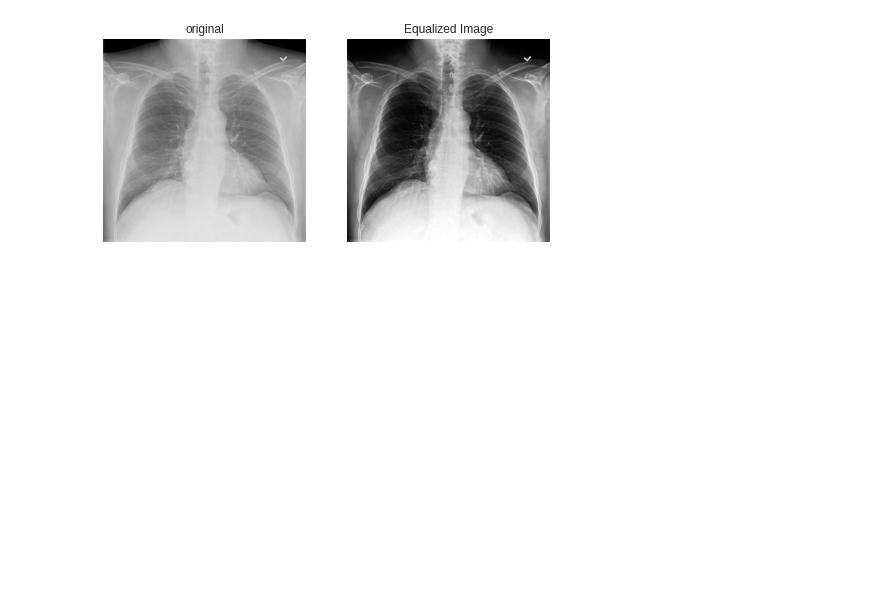
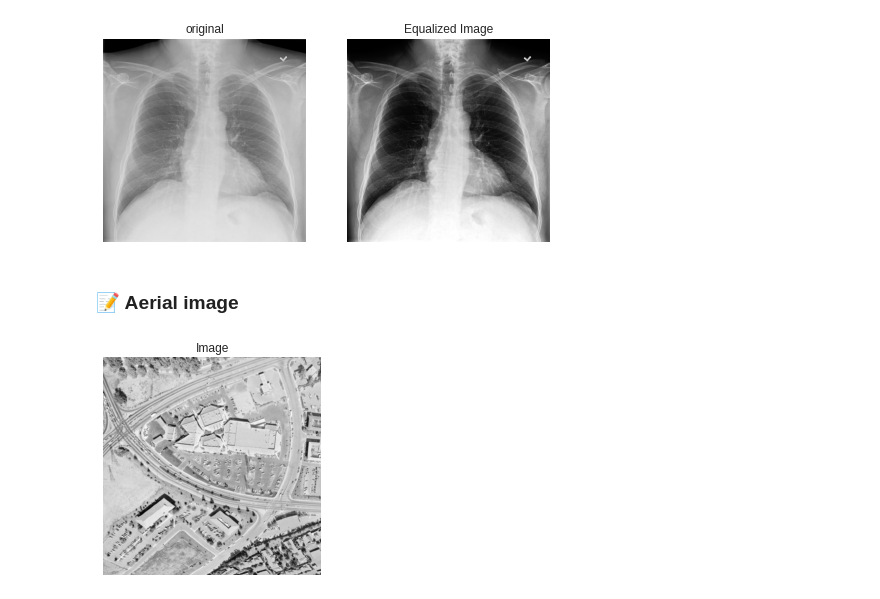
Before and after one commit to Naimul-Islam-Siam/Image-Processing, a Jupyter notebook: Image Processing in Python/2. Filters, Contrast, Transformation and Morphology/image_processing2.ipynb, the cells around one changed output. Saved outputs shown, nothing was run; the diff lists cells and outputs as text; code cells hidden in the pictures; blank space fills up the shorter version.

Commit message:
Contrast Enhancement: Histogram Equalization

```diff
--- a/Image Processing in Python/2. Filters, Contrast, Transformation and Morphology/image_processing2.ipynb
+++ b/Image Processing in Python/2. Filters, Contrast, Transformation and Morphology/image_processing2.ipynb
@@ -160,3 +162,10 @@ plt.show()
 plot_comparison(chest_xray_image, xray_image_eq, "Equalized Image")
 # %% [output]
 [figure]
+# %% [markdown]
+### 📝 Aerial image
+# %%
+image_aerial = io.imread("https://assets.datacamp.com/production/repositories/4470/datasets/bcdab87fe0975f4451869ead252972396da2d83b/5.2.09.png")
+show_image(image_aerial)
+# %% [output]
+[figure, added]
```
Also changed, not shown: parts of 6 cells of this notebook.
